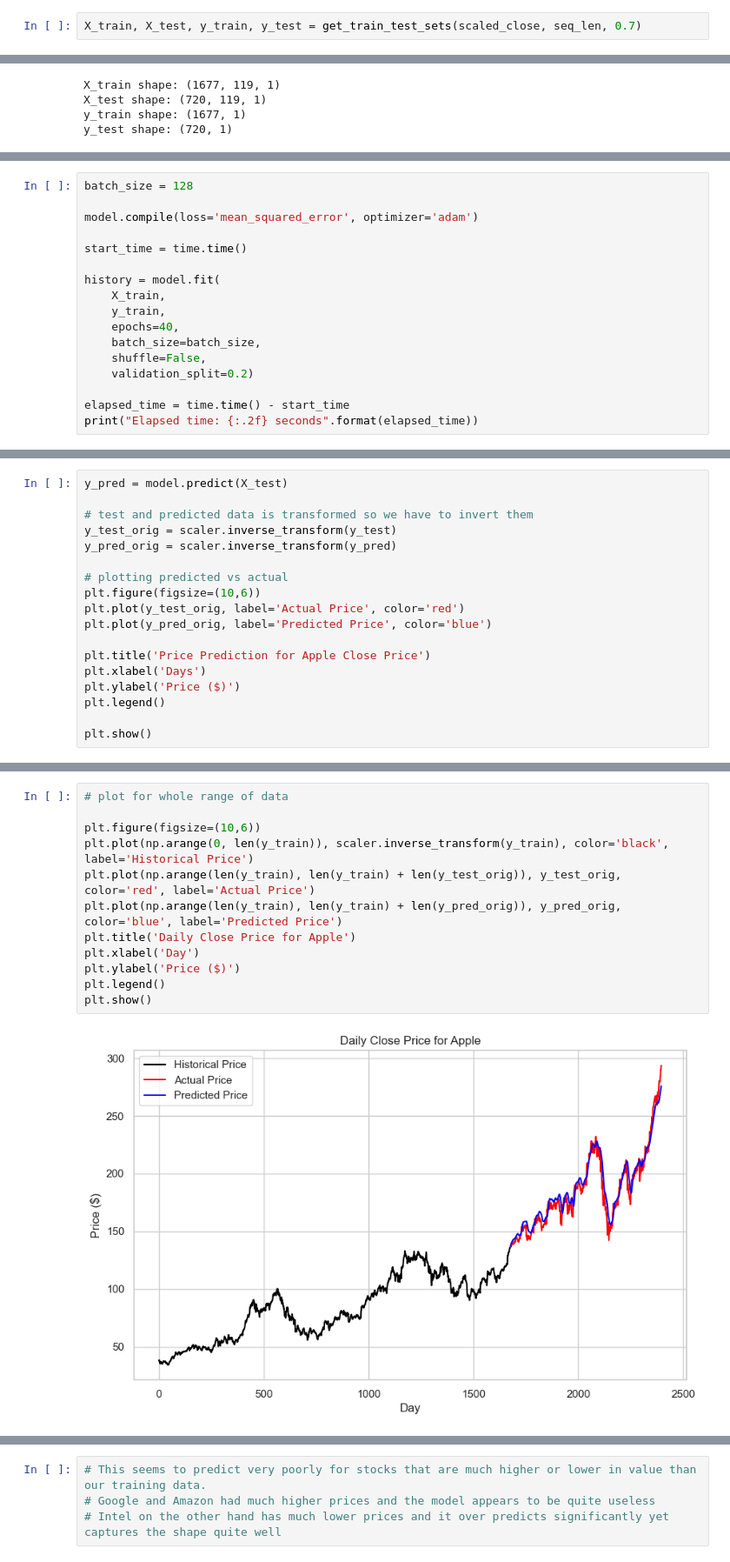
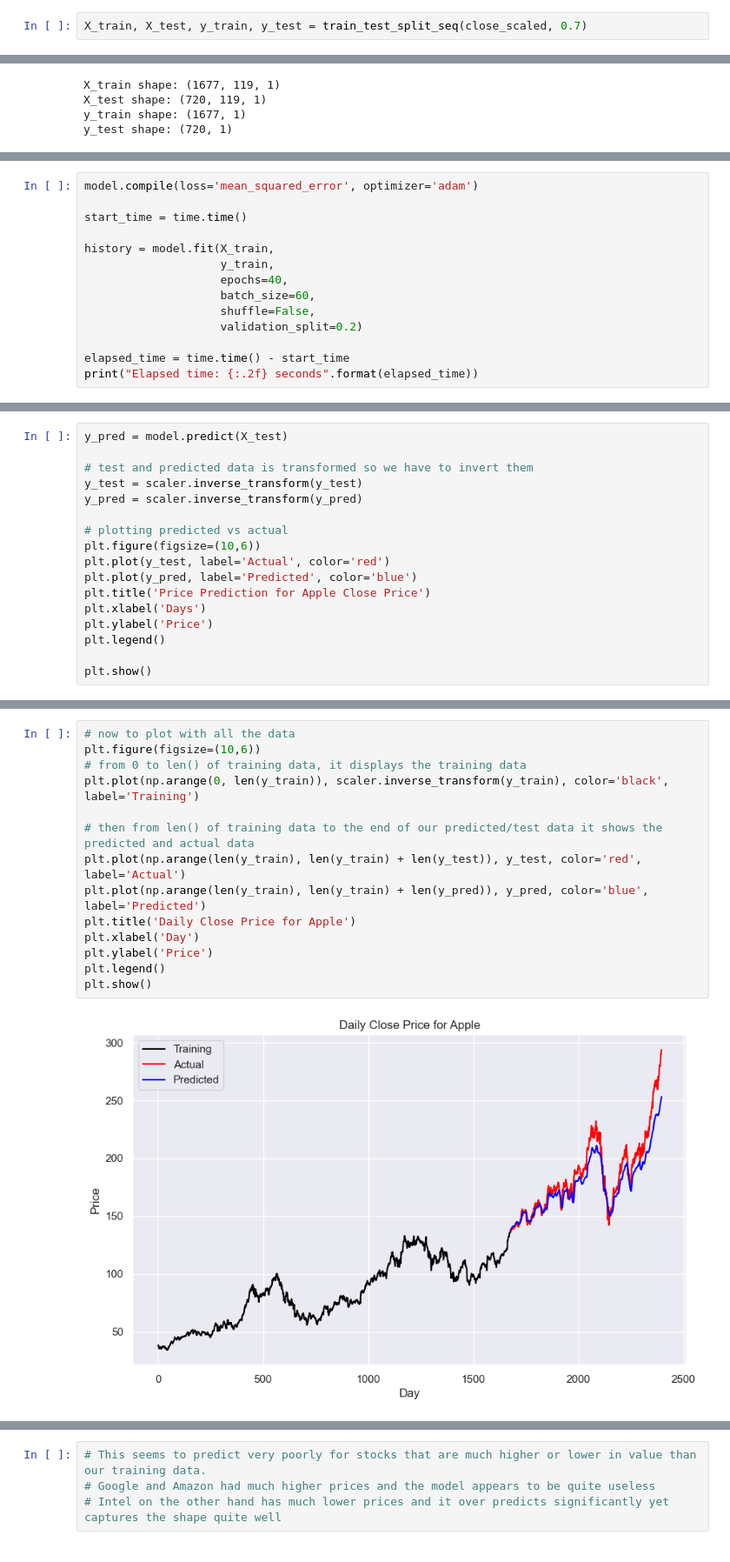
Before and after one commit to acody14/Stock-Prediction-LSTM-RNN, a Jupyter notebook: preprocessing_modeling.ipynb, the cells around one changed output, grey strips where cells are left out. Shown at 87% size. Drawn from its saved outputs; the diff is of its cells as text.

```diff
--- a/preprocessing_modeling.ipynb
+++ b/preprocessing_modeling.ipynb
@@ -136,6 +127,6 @@ def get_train_test_sets(data, seq_len, train_frac):
     return X_train, X_test, y_train, y_test
 # %%
-X_train, X_test, y_train, y_test = get_train_test_sets(scaled_close, seq_len, 0.7)
+X_train, X_test, y_train, y_test = train_test_split_seq(close_scaled, 0.7)
 # %% [output]
 (2397, 120, 1)
 # %%
@@ -199,19 +183,16 @@ Trainable params: 568940 (2.17 MB)
 Non-trainable params: 0 (0.00 Byte)
 _________________________________________________________________
 # %%
-batch_size = 128
-
 model.compile(loss='mean_squared_error', optimizer='adam')
 
 start_time = time.time()
 
-history = model.fit(
-    X_train,
-    y_train,
-    epochs=40,
-    batch_size=batch_size,
-    shuffle=False,
-    validation_split=0.2)
+history = model.fit(X_train,
+                    y_train,
+                    epochs=40,
+                    batch_size=60,
+                    shuffle=False,
+                    validation_split=0.2)
 
 elapsed_time = time.time() - start_time
 print("Elapsed time: {:.2f} seconds".format(elapsed_time))
@@ -245,17 +227,16 @@ plt.show()
 y_pred = model.predict(X_test)
 
 # test and predicted data is transformed so we have to invert them
-y_test_orig = scaler.inverse_transform(y_test)
-y_pred_orig = scaler.inverse_transform(y_pred)
+y_test = scaler.inverse_transform(y_test)
+y_pred = scaler.inverse_transform(y_pred)
 
 # plotting predicted vs actual
 plt.figure(figsize=(10,6))
-plt.plot(y_test_orig, label='Actual Price', color='red')
-plt.plot(y_pred_orig, label='Predicted Price', color='blue')
-
+plt.plot(y_test, label='Actual', color='red')
+plt.plot(y_pred, label='Predicted', color='blue')
 plt.title('Price Prediction for Apple Close Price')
 plt.xlabel('Days')
-plt.ylabel('Price ($)')
+plt.ylabel('Price')
 plt.legend()
 
 plt.show()
@@ -265,17 +246,19 @@ plt.show()
 # %%
-# plot for whole range of data
+# now to plot with all the data
+plt.figure(figsize=(10,6))
+# from 0 to len() of training data, it displays the training data
+plt.plot(np.arange(0, len(y_train)), scaler.inverse_transform(y_train), color='black', label='Training')
 
-plt.figure(figsize=(10,6))
-plt.plot(np.arange(0, len(y_train)), scaler.inverse_transform(y_train), color='black', label='Historical Price')
-plt.plot(np.arange(len(y_train), len(y_train) + len(y_test_orig)), y_test_orig, color='red', label='Actual Price')
-plt.plot(np.arange(len(y_train), len(y_train) + len(y_pred_orig)), y_pred_orig, color='blue', label='Predicted Price')
+# then from len() of training data to the end of our predicted/test data it shows the predicted and actual data
+plt.plot(np.arange(len(y_train), len(y_train) + len(y_test)), y_test, color='red', label='Actual')
+plt.plot(np.arange(len(y_train), len(y_train) + len(y_pred)), y_pred, color='blue', label='Predicted')
 plt.title('Daily Close Price for Apple')
 plt.xlabel('Day')
-plt.ylabel('Price ($)')
+plt.ylabel('Price')
 plt.legend()
 plt.show()
 # %% [output]
-[figure, old version]
+[figure, new version]
 # %%
 # This is pretty good. All models improved significantly when I Increased Sequence Length
 # parameters that improved performace:
```
Also changed, not shown: parts of 11 cells of this notebook.
